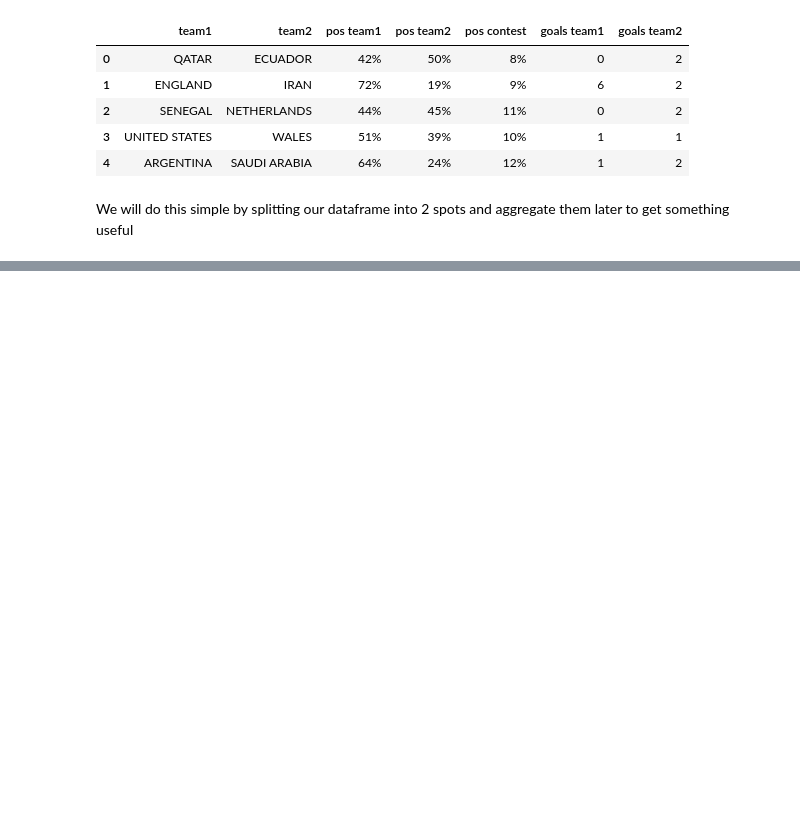
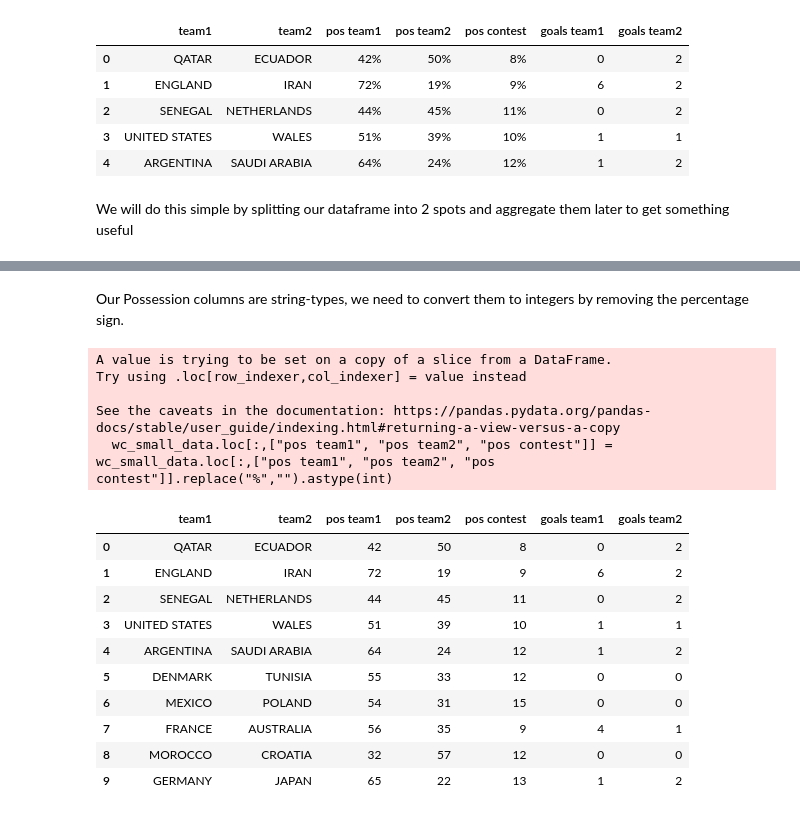
Before and after one commit to NusretSalli/Data_visualization, a Jupyter notebook: Fifa_world_cup_matches.ipynb, the cells around one changed output, grey strips where cells are left out. Cells and saved outputs as stored; diff of their text form; code cells hidden in the pictures; blank space fills up the shorter version.

```diff
--- a/Fifa_world_cup_matches.ipynb
+++ b/Fifa_world_cup_matches.ipynb
@@ -90,0 +127,23 @@ plt.show()
+# %% [markdown]
+Our Possession columns are string-types, we need to convert them to integers by removing the percentage sign.
+# %%
+wc_small_data.loc[:,["pos team1", "pos team2", "pos contest"]] = wc_small_data.loc[:,["pos team1", "pos team2", "pos contest"]].replace("%","").astype(int)
+
+wc_small_data.head(10)
+# %% [output]
+A value is trying to be set on a copy of a slice from a DataFrame.
+Try using .loc[row_indexer,col_indexer] = value instead
+
+See the caveats in the documentation: https://pandas.pydata.org/pandas-docs/stable/user_guide/indexing.html#returning-a-view-versus-a-copy
+  wc_small_data.loc[:,["pos team1", "pos team2", "pos contest"]] = wc_small_data.loc[:,["pos team1", "pos team2", "pos contest"]].replace("%","").astype(int)
+|  | team1 | team2 | pos team1 | pos team2 | pos contest | goals team1 | goals team2 |
+| 0 | QATAR | ECUADOR | 42 | 50 | 8 | 0 | 2 |
+| 1 | ENGLAND | IRAN | 72 | 19 | 9 | 6 | 2 |
+| 2 | SENEGAL | NETHERLANDS | 44 | 45 | 11 | 0 | 2 |
+| 3 | UNITED STATES | WALES | 51 | 39 | 10 | 1 | 1 |
+| 4 | ARGENTINA | SAUDI ARABIA | 64 | 24 | 12 | 1 | 2 |
+| 5 | DENMARK | TUNISIA | 55 | 33 | 12 | 0 | 0 |
+| 6 | MEXICO | POLAND | 54 | 31 | 15 | 0 | 0 |
+| 7 | FRANCE | AUSTRALIA | 56 | 35 | 9 | 4 | 1 |
+| 8 | MOROCCO | CROATIA | 32 | 57 | 12 | 0 | 0 |
+| 9 | GERMANY | JAPAN | 65 | 22 | 13 | 1 | 2 |
```
Also changed, not shown: parts of 11 cells of this notebook.
